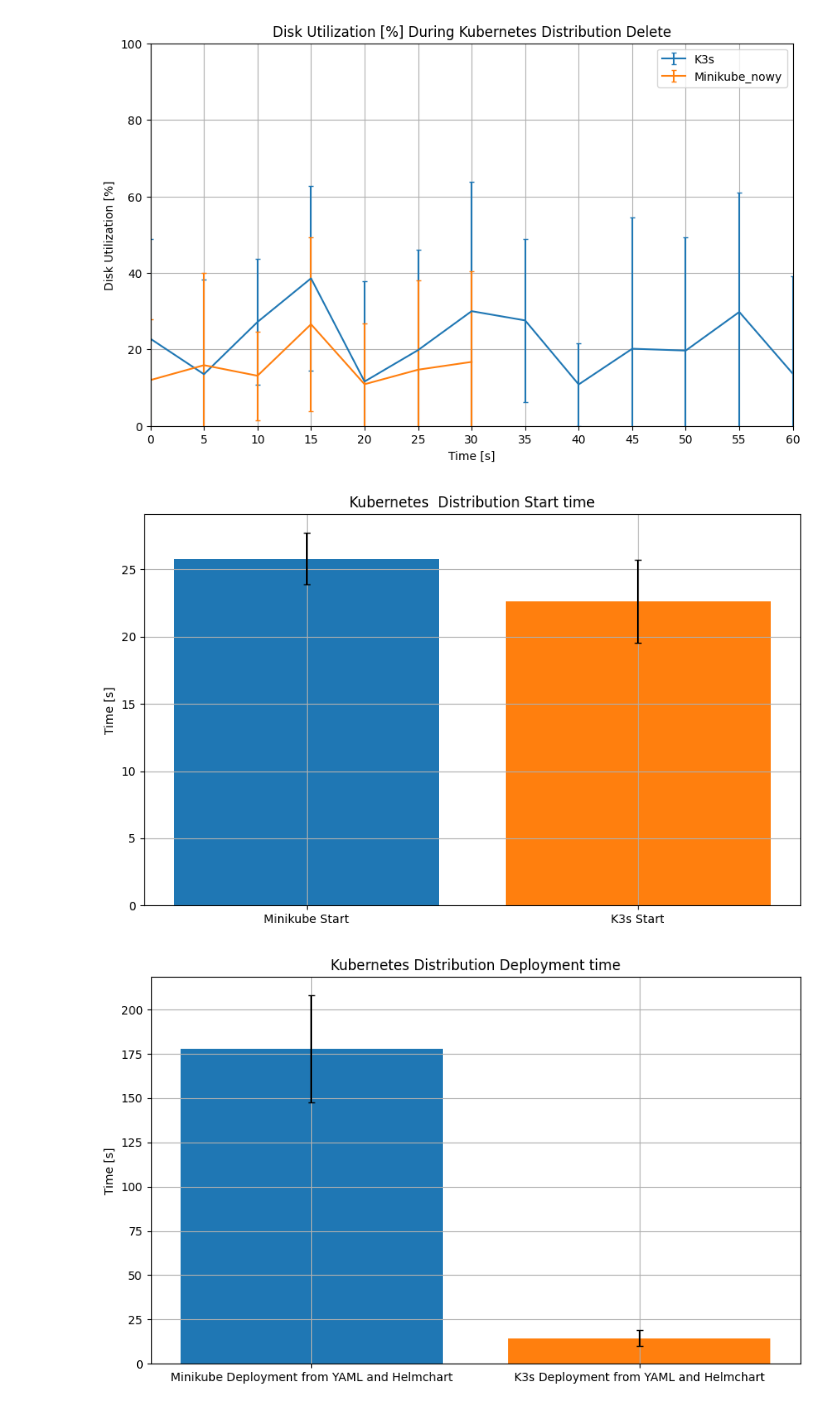
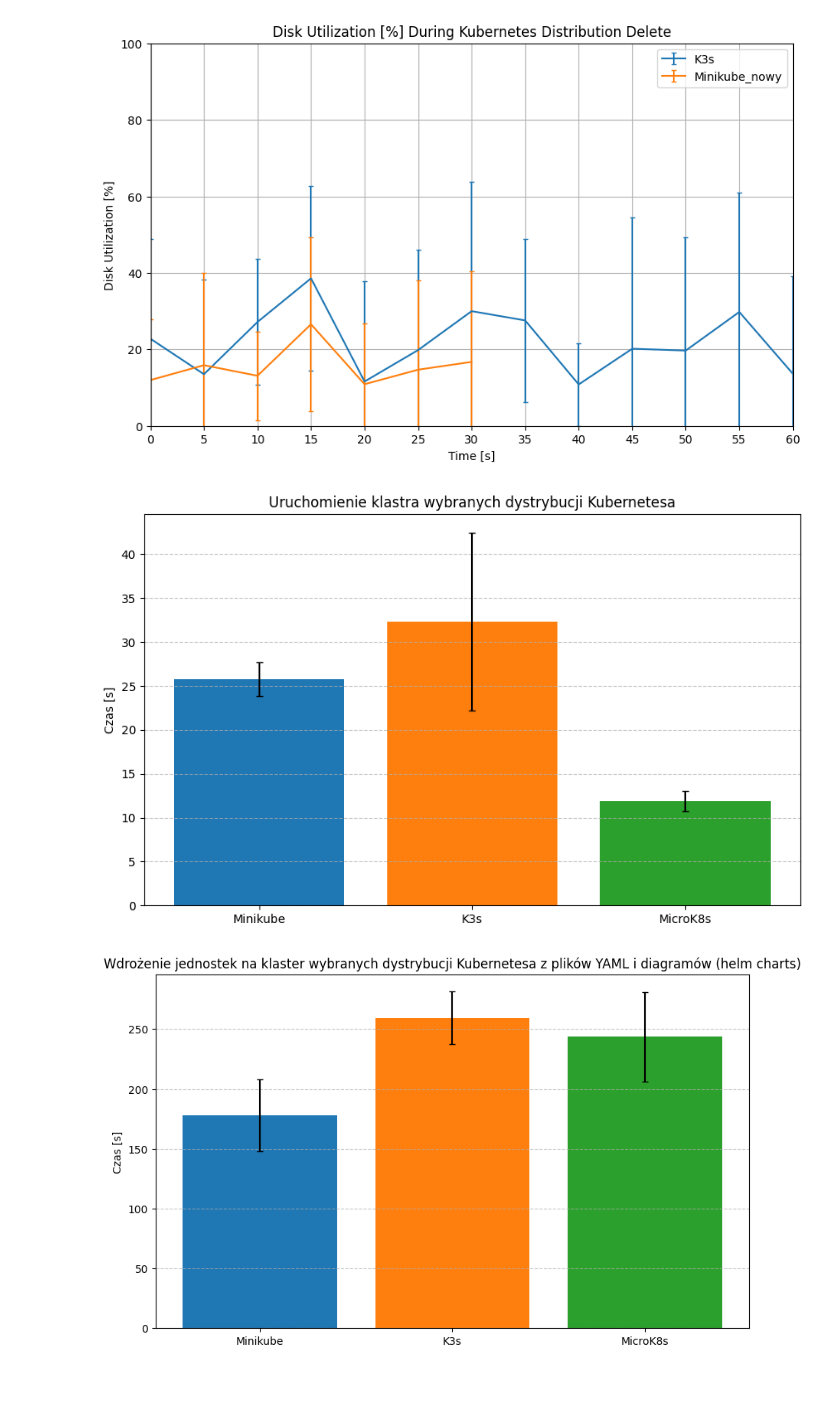
Before and after one commit to luszczewskakasia/IoT-database-webapp, a Jupyter notebook: display_metrics.ipynb, the cells around one changed output. Drawn from its saved outputs; the diff is of its cells as text; code cells hidden in the pictures; blank space fills up the shorter version.

Commit message:
almost all metrics ready

```diff
--- a/display_metrics.ipynb
+++ b/display_metrics.ipynb
@@ -264,30 +264,32 @@ First file shape: (13, 6)
 # %%
 # zmienić to jak będzie reszta tych danych
 import pandas as pd
 import matplotlib.pyplot as plt
 import numpy as np
 df = pd.read_csv("minikube_time2.csv")
-# tu ma być k3s
-df2 = pd.read_csv("minikube_time.csv")
+df2 = pd.read_csv("k3s_time.csv")
+df3 = pd.read_csv("microk8s_time.csv")
 
 columns = {
-    'start_time' : ["Kubernetes  Distribution Start time", "Minikube Start", "K3s Start"],
-    'deployment_time' : ["Kubernetes Distribution Deployment time", "Minikube Deployment from YAML and Helmchart", "K3s Deployment from YAML and Helmchart"],
-    'stop_time' : ["Kubernetes  Distribution Stop time", "Minikube Stop", "K3s Stop"],
-    'delete_time' : ["Kubernetes  Distribution Delete time", "Minikube Delete", "K3s Delete"]}
+    'start_time' : ["Uruchomienie klastra wybranych dystrybucji Kubernetesa", "Minikube", "K3s", "MicroK8s"],
+    'deployment_time' : ["Wdrożenie jednostek na klaster wybranych dystrybucji Kubernetesa z plików YAML i diagramów (helm charts)", "Minikube", "K3s", "MicroK8s"],
+    'stop_time' : ["Zatrzymanie klastra wybranych dystrybucji Kubernetesa", "Minikube", "K3s", "MicroK8s"],
+    'delete_time' : ["Usunięcie klastra wybranych dystrybucji Kubernetesa", "Minikube", "K3s", "MicroK8s"]}
 for metric, title in columns.items():
     stdev1 = np.std(df[metric])
     stdev2 = np.std(df2[metric])
+    stdev3 = np.std(df3[metric])
     plt.figure(figsize=(10, 6))
     x = df[metric].mean()
     plt.bar(title[1], df[metric].mean(), yerr=stdev1, capsize=3)
     plt.bar(title[2], df2[metric].mean(), yerr=stdev2, capsize=3)
+    plt.bar(title[3], df3[metric].mean(), yerr=stdev3, capsize=3)
     # plt.errorbar(x, df[metric], yerr=stdev, capsize=3)
-    plt.ylabel("Time [s]")
+    plt.ylabel("Czas [s]")
     plt.title(title[0])
     # plt.xticks(x)
-    plt.grid()
+    plt.grid(axis='y', linestyle='--', alpha=0.7)
     plt.show()
 # %% [output]
-[figure, old version]
+[figure, new version]
-[figure, old version]
+[figure, new version]
```
Also changed, not shown: parts of 9 cells of this notebook, 7 other files.
